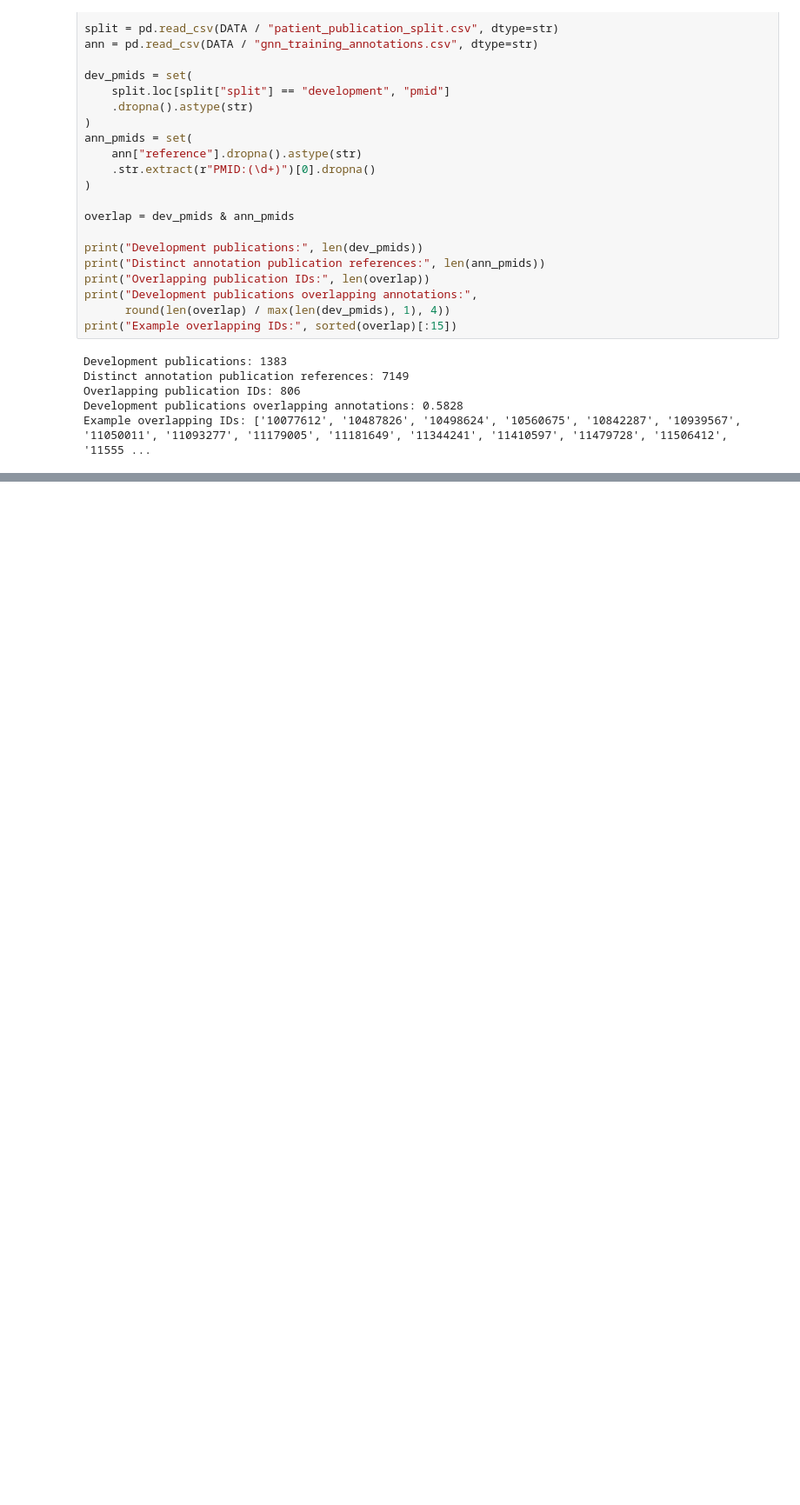
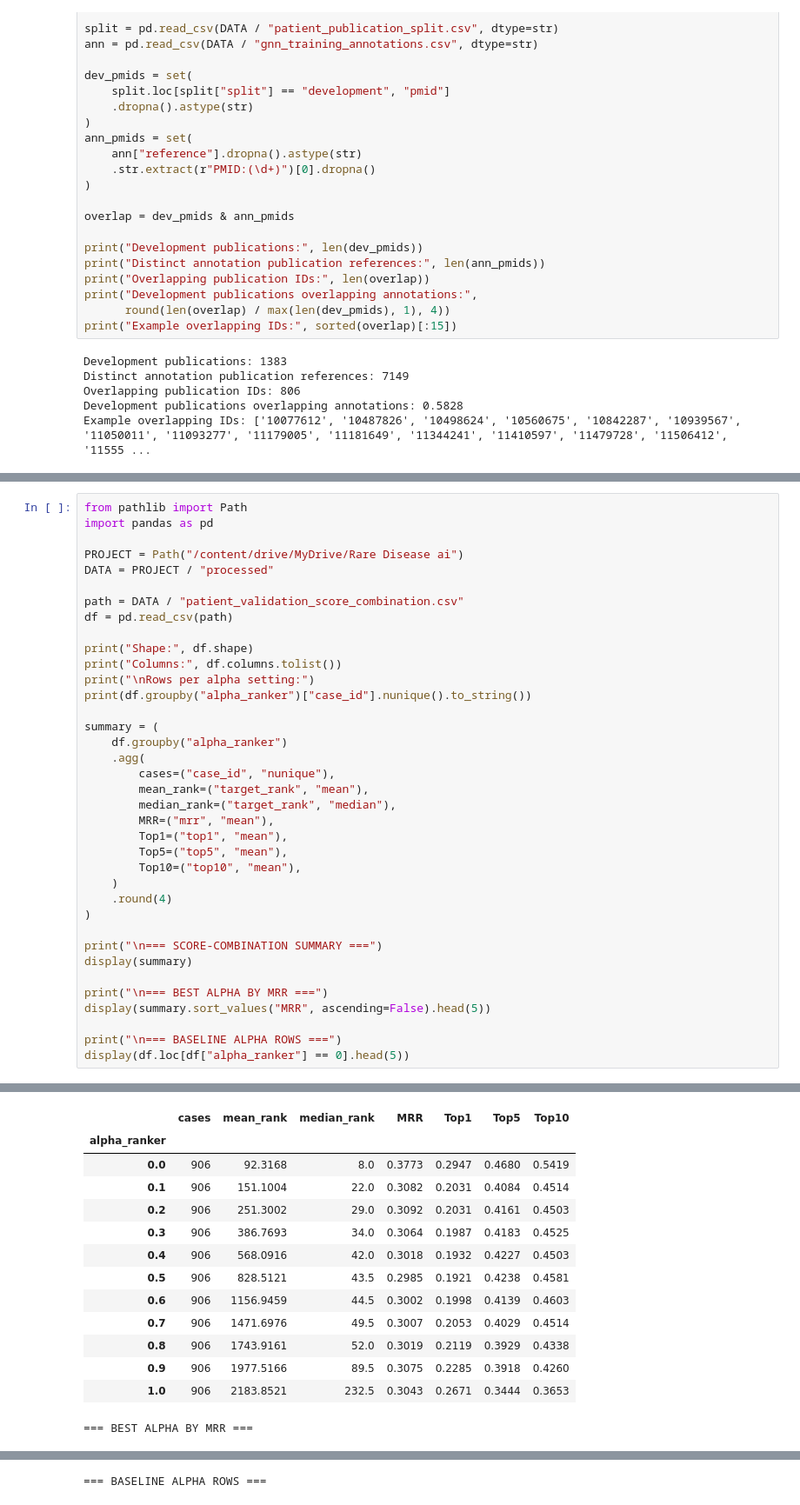
Before and after one commit to ankitkumarsahu454554-svg/Rare_Disease_Ai, a Jupyter notebook: Rare_Disease_Prediction_Final.ipynb, the cells around one changed output, grey strips where cells are left out. Shown at 87% size. Cells and saved outputs as stored; diff of their text form; blank space fills up the shorter version.

```diff
--- a/Rare_Disease_Prediction_Final.ipynb
+++ b/Rare_Disease_Prediction_Final.ipynb
@@ -6951,0 +19153,38 @@ Example overlapping IDs: ['10077612', '10487826', '10498624', '10560675', '10842
+# %%
+from pathlib import Path
+import pandas as pd
+
+PROJECT = Path("/content/drive/MyDrive/Rare Disease ai")
+DATA = PROJECT / "processed"
+
+path = DATA / "patient_validation_score_combination.csv"
+df = pd.read_csv(path)
+
+print("Shape:", df.shape)
+print("Columns:", df.columns.tolist())
+print("\nRows per alpha setting:")
+print(df.groupby("alpha_ranker")["case_id"].nunique().to_string())
+
+summary = (
+    df.groupby("alpha_ranker")
+    .agg(
+        cases=("case_id", "nunique"),
+        mean_rank=("target_rank", "mean"),
+        median_rank=("target_rank", "median"),
+        MRR=("mrr", "mean"),
+        Top1=("top1", "mean"),
+        Top5=("top5", "mean"),
+        Top10=("top10", "mean"),
+    )
+    .round(4)
+)
+
+print("\n=== SCORE-COMBINATION SUMMARY ===")
+display(summary)
+
+print("\n=== BEST ALPHA BY MRR ===")
+display(summary.sort_values("MRR", ascending=False).head(5))
+
+print("\n=== BASELINE ALPHA ROWS ===")
+display(df.loc[df["alpha_ranker"] == 0].head(5))
+# %% [output]
@@ -6951,0 +19209,14 @@ Example overlapping IDs: ['10077612', '10487826', '10498624', '10560675', '10842
+|  | cases | mean_rank | median_rank | MRR | Top1 | Top5 | Top10 |
+| alpha_ranker |  |  |  |  |  |  |  |
+| 0.0 | 906 | 92.3168 | 8.0 | 0.3773 | 0.2947 | 0.4680 | 0.5419 |
+| 0.1 | 906 | 151.1004 | 22.0 | 0.3082 | 0.2031 | 0.4084 | 0.4514 |
+| 0.2 | 906 | 251.3002 | 29.0 | 0.3092 | 0.2031 | 0.4161 | 0.4503 |
+| 0.3 | 906 | 386.7693 | 34.0 | 0.3064 | 0.1987 | 0.4183 | 0.4525 |
+| 0.4 | 906 | 568.0916 | 42.0 | 0.3018 | 0.1932 | 0.4227 | 0.4503 |
+| 0.5 | 906 | 828.5121 | 43.5 | 0.2985 | 0.1921 | 0.4238 | 0.4581 |
+| 0.6 | 906 | 1156.9459 | 44.5 | 0.3002 | 0.1998 | 0.4139 | 0.4603 |
+| 0.7 | 906 | 1471.6976 | 49.5 | 0.3007 | 0.2053 | 0.4029 | 0.4514 |
+| 0.8 | 906 | 1743.9161 | 52.0 | 0.3019 | 0.2119 | 0.3929 | 0.4338 |
+| 0.9 | 906 | 1977.5166 | 89.5 | 0.3075 | 0.2285 | 0.3918 | 0.4260 |
+| 1.0 | 906 | 2183.8521 | 232.5 | 0.3043 | 0.2671 | 0.3444 | 0.3653 |
+=== BEST ALPHA BY MRR ===
@@ -6951,0 +19230 @@ Example overlapping IDs: ['10077612', '10487826', '10498624', '10560675', '10842
+=== BASELINE ALPHA ROWS ===
```
Also changed, not shown: parts of 343 cells of this notebook.
